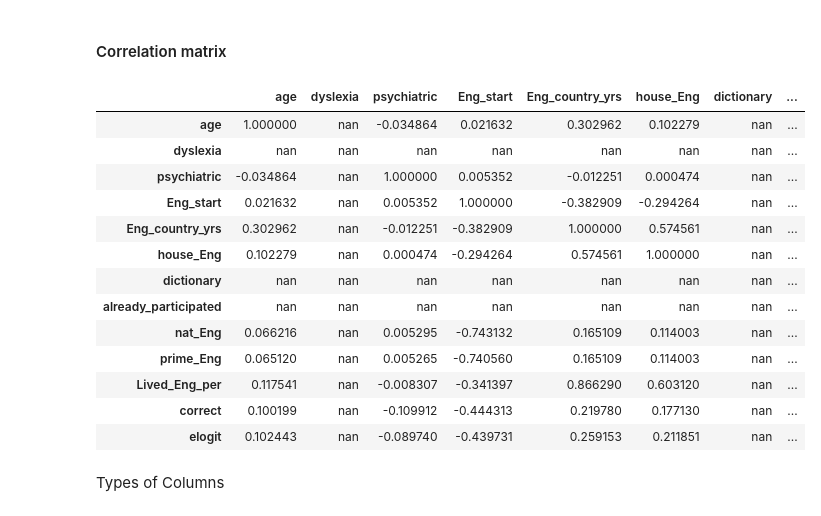
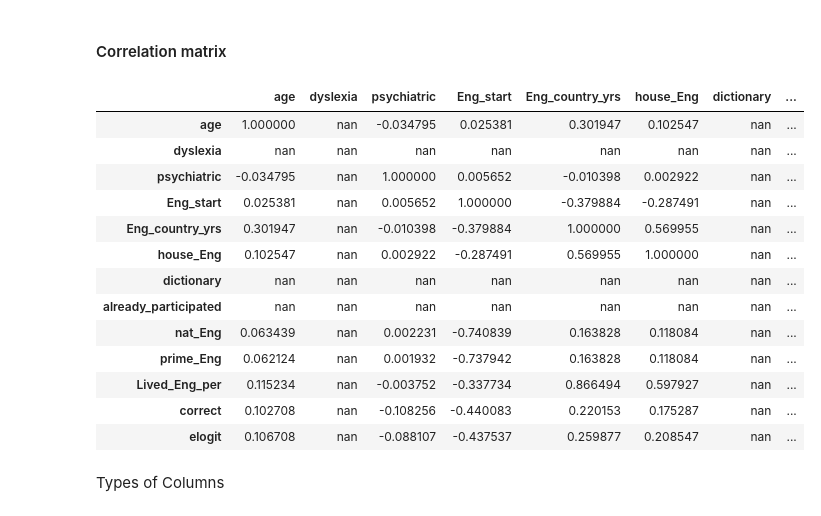
Before and after one commit to UBC-MDS/english-score-predictor, a Jupyter notebook: English Language Learning Ability Prediction.ipynb, the cells around one changed output. Cells and saved outputs as stored; diff of their text form; code cells hidden in the pictures.

```diff
--- a/English Language Learning Ability Prediction.ipynb
+++ b/English Language Learning Ability Prediction.ipynb
@@ -104,6 +108,13 @@ from sklearn.preprocessing import OneHotEncoder, OrdinalEncoder, StandardScaler,
 #### Reading Data
 # %%
 # Reading the dataset
-dataset = pd.read_csv("https://osf.io/download/g72pq/", sep=',', on_bad_lines='skip', low_memory=False)
-dataset.head()
+# dataset = pd.read_csv(
+#     "https://osf.io/download/g72pq/", sep=",", on_bad_lines="skip", low_memory=False
+# )
+# dataset.head()
+
+dataset = pd.read_csv(
+    "data/sampled_dataset.csv", sep=",", on_bad_lines="skip", low_memory=False
+)
+dataset.shape
 # %% [output]
@@ -207,23 +226,25 @@ train_df.hist(bins=50, figsize=(20, 15));
 # %% [markdown]
 #### Correlation matrix
 # %%
-correlation_matrix = train_df.corr(numeric_only=True).style.background_gradient(cmap='seismic')
+correlation_matrix = train_df.corr(numeric_only=True).style.background_gradient(
+    cmap="seismic"
+)
 correlation_matrix
 # %% [output]
 |  | age | dyslexia | psychiatric | Eng_start | Eng_country_yrs | house_Eng | dictionary | ... |
-| age | 1.000000 | nan | -0.034864 | 0.021632 | 0.302962 | 0.102279 | nan | ... |
+| age | 1.000000 | nan | -0.034795 | 0.025381 | 0.301947 | 0.102547 | nan | ... |
 | dyslexia | nan | nan | nan | nan | nan | nan | nan | ... |
-| psychiatric | -0.034864 | nan | 1.000000 | 0.005352 | -0.012251 | 0.000474 | nan | ... |
-| Eng_start | 0.021632 | nan | 0.005352 | 1.000000 | -0.382909 | -0.294264 | nan | ... |
-| Eng_country_yrs | 0.302962 | nan | -0.012251 | -0.382909 | 1.000000 | 0.574561 | nan | ... |
-| house_Eng | 0.102279 | nan | 0.000474 | -0.294264 | 0.574561 | 1.000000 | nan | ... |
+| psychiatric | -0.034795 | nan | 1.000000 | 0.005652 | -0.010398 | 0.002922 | nan | ... |
+| Eng_start | 0.025381 | nan | 0.005652 | 1.000000 | -0.379884 | -0.287491 | nan | ... |
+| Eng_country_yrs | 0.301947 | nan | -0.010398 | -0.379884 | 1.000000 | 0.569955 | nan | ... |
+| house_Eng | 0.102547 | nan | 0.002922 | -0.287491 | 0.569955 | 1.000000 | nan | ... |
 | dictionary | nan | nan | nan | nan | nan | nan | nan | ... |
 | already_participated | nan | nan | nan | nan | nan | nan | nan | ... |
-| nat_Eng | 0.066216 | nan | 0.005295 | -0.743132 | 0.165109 | 0.114003 | nan | ... |
-| prime_Eng | 0.065120 | nan | 0.005265 | -0.740560 | 0.165109 | 0.114003 | nan | ... |
-| Lived_Eng_per | 0.117541 | nan | -0.008307 | -0.341397 | 0.866290 | 0.603120 | nan | ... |
-| correct | 0.100199 | nan | -0.109912 | -0.444313 | 0.219780 | 0.177130 | nan | ... |
-| elogit | 0.102443 | nan | -0.089740 | -0.439731 | 0.259153 | 0.211851 | nan | ... |
+| nat_Eng | 0.063439 | nan | 0.002231 | -0.740839 | 0.163828 | 0.118084 | nan | ... |
+| prime_Eng | 0.062124 | nan | 0.001932 | -0.737942 | 0.163828 | 0.118084 | nan | ... |
+| Lived_Eng_per | 0.115234 | nan | -0.003752 | -0.337734 | 0.866494 | 0.597927 | nan | ... |
+| correct | 0.102708 | nan | -0.108256 | -0.440083 | 0.220153 | 0.175287 | nan | ... |
+| elogit | 0.106708 | nan | -0.088107 | -0.437537 | 0.259877 | 0.208547 | nan | ... |
 # %% [markdown]
 Types of Columns
 # %%
```
Also changed, not shown: parts of 26 cells of this notebook, 1 other file.
